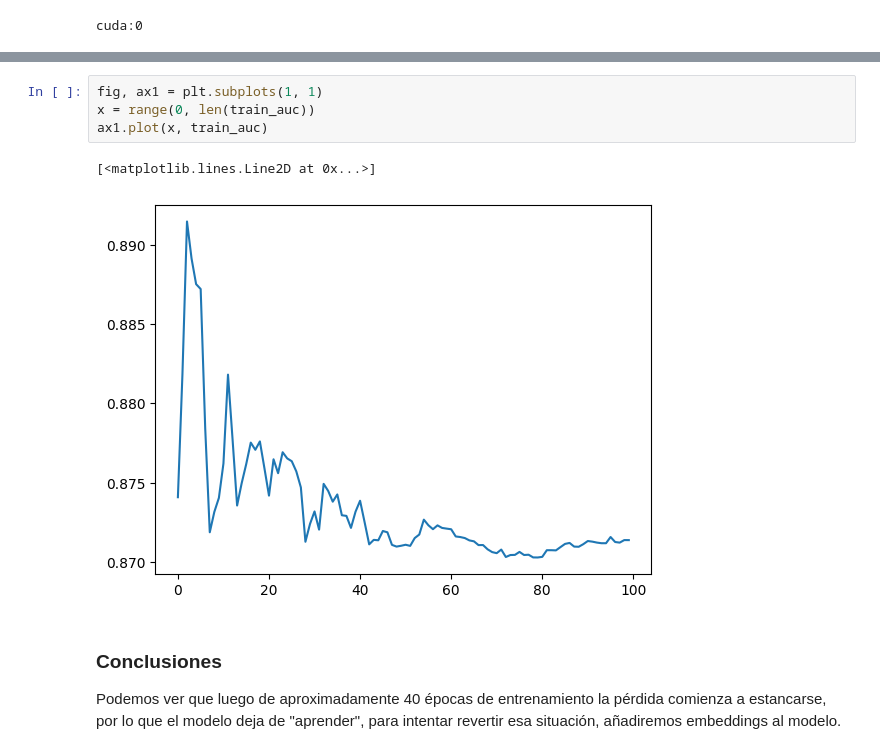
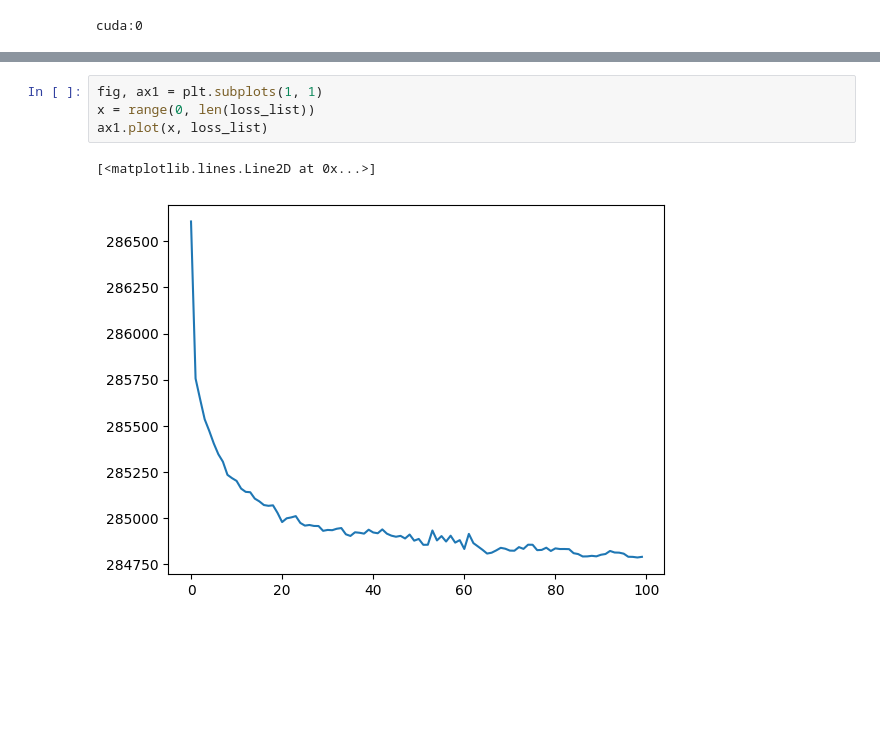
Before and after one commit to ldidone/aprendizaje_profundo_CEIA_TP, a Jupyter notebook: Examen Final - Ejercicio 3.ipynb, the cells around one changed output, grey strips where cells are left out. Drawn from its saved outputs; the diff is of its cells as text; blank space fills up the shorter version.

```diff
--- a/Examen Final - Ejercicio 3.ipynb
+++ b/Examen Final - Ejercicio 3.ipynb
@@ -387,12 +387,8 @@ Epoch 98 | Training loss: 284785.603969574 | AUC: 0.8713820561523826
 Epoch 99 | Training loss: 284789.0384025574 | AUC: 0.8713800906627259
 # %%
 fig, ax1 = plt.subplots(1, 1)
-x = range(0, len(train_auc))
-ax1.plot(x, train_auc)
+x = range(0, len(loss_list))
+ax1.plot(x, loss_list)
 # %% [output]
 [<matplotlib.lines.Line2D at 0x...>]
-[figure, old version]
+[figure, new version]
-# %% [markdown]
-### Conclusiones
-
-Podemos ver que luego de aproximadamente 40 épocas de entrenamiento la pérdida comienza a estancarse, por lo que el modelo deja de "aprender", para intentar revertir esa situación, añadiremos embeddings al modelo.
```
Also changed, not shown: parts of 2 cells of this notebook, 1 other file.
